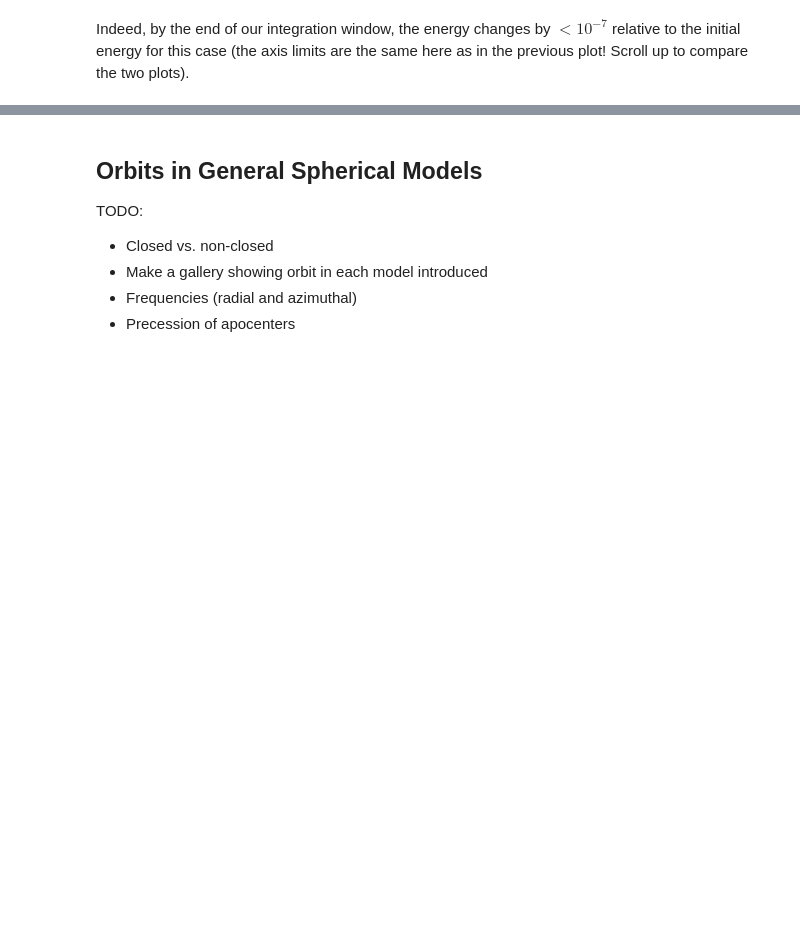
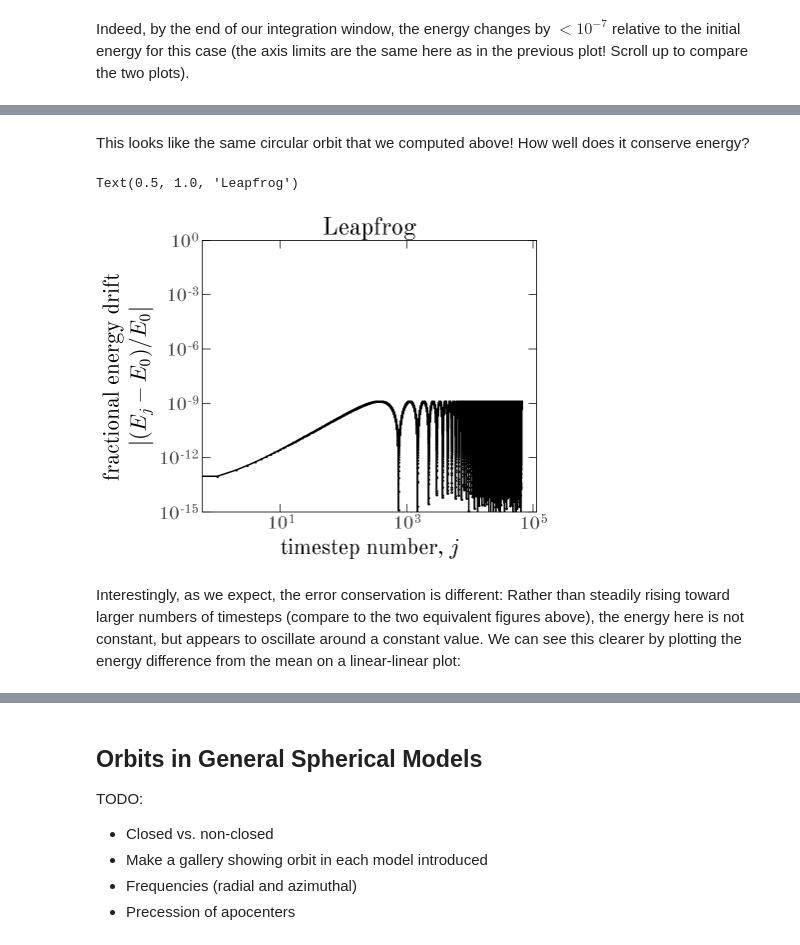
Before and after one commit to CCADynamicsGroup/SummerSchoolWorkshops, a Jupyter notebook: 1-Orbits/1-Orbits-in-spherical-gravitational-potentials.ipynb, the cells around one changed output, grey strips where cells are left out. Drawn from its saved outputs; the diff is of its cells as text; code cells hidden in the pictures; blank space fills up the shorter version.

```diff
--- a/1-Orbits/1-Orbits-in-spherical-gravitational-potentials.ipynb
+++ b/1-Orbits/1-Orbits-in-spherical-gravitational-potentials.ipynb
@@ -501,0 +581,18 @@ plt.plot(leapfrog_ws[0], leapfrog_ws[1])
+# %% [markdown]
+This looks like the same circular orbit that we computed above! How well does it conserve energy?
+# %%
+E = ptmass_potential(lf_xs, M) + 0.5 * np.sum(lf_vs**2, axis=0)
+E = E.decompose(unitsys)
+dE = np.abs((E[1:] - E[0]) / E[0])
+
+plt.figure(figsize=(6, 5))
+plt.loglog(dE)
+plt.xlabel('timestep number, $j$')
+plt.ylabel('fractional energy drift\n' + r'$\left|(E_j - E_0) / E_0\right|$')
+plt.ylim(1e-15, 1e0)
+plt.title('Leapfrog', fontsize=24)
+# %% [output]
+Text(0.5, 1.0, 'Leapfrog')
+[figure, added]
+# %% [markdown]
+Interestingly, as we expect, the error conservation is different: Rather than steadily rising toward larger numbers of timesteps (compare to the two equivalent figures above), the energy here is not constant, but appears to oscillate around a constant value. We can see this clearer by plotting the energy difference from the mean on a linear-linear plot:
```
Also changed, not shown: parts of 48 cells of this notebook.
